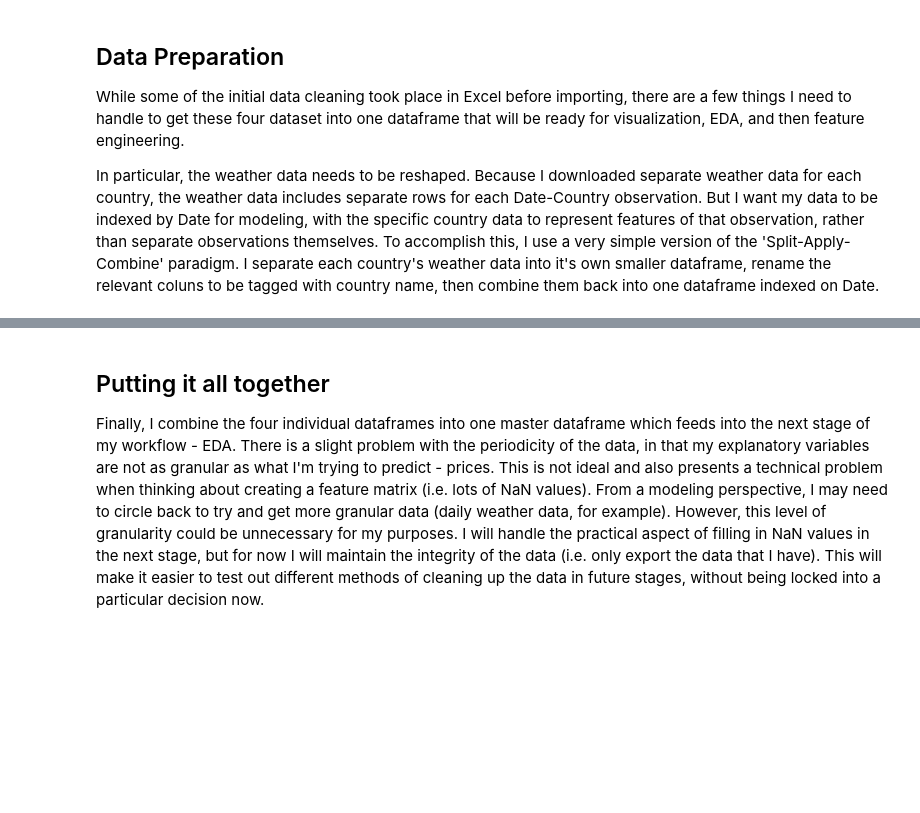
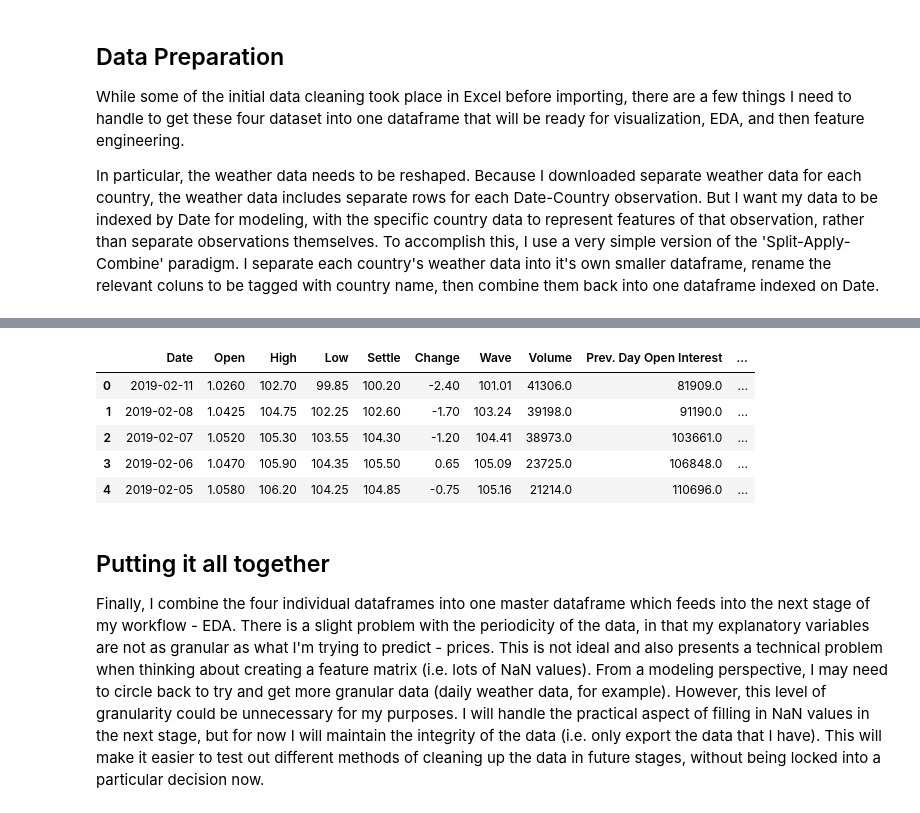
Before and after one commit to mattg12/Coffee-Futures-Market-Analysis, a Jupyter notebook: notebooks/Coffee Futures Market Analysis - Data Wrangling Notebook.ipynb, the cells around one changed output, grey strips where cells are left out. Saved outputs shown, nothing was run; the diff lists cells and outputs as text; code cells hidden in the pictures; blank space fills up the shorter version.

```diff
--- a/notebooks/Coffee Futures Market Analysis - Data Wrangling Notebook.ipynb
+++ b/notebooks/Coffee Futures Market Analysis - Data Wrangling Notebook.ipynb
@@ -65,3 +71,14 @@ weather.rename(index=str, columns={' Country':'Country'}, inplace=True)
+# %%
+coffee['Open'] = coffee['Open']/100
+# %%
+coffee.head()
+# %% [output]
+|  | Date | Open | High | Low | Settle | Change | Wave | Volume | Prev. Day Open Interest | ... |
+| 0 | 2019-02-11 | 1.0260 | 102.70 | 99.85 | 100.20 | -2.40 | 101.01 | 41306.0 | 81909.0 | ... |
+| 1 | 2019-02-08 | 1.0425 | 104.75 | 102.25 | 102.60 | -1.70 | 103.24 | 39198.0 | 91190.0 | ... |
+| 2 | 2019-02-07 | 1.0520 | 105.30 | 103.55 | 104.30 | -1.20 | 104.41 | 38973.0 | 103661.0 | ... |
+| 3 | 2019-02-06 | 1.0470 | 105.90 | 104.35 | 105.50 | 0.65 | 105.09 | 23725.0 | 106848.0 | ... |
+| 4 | 2019-02-05 | 1.0580 | 106.20 | 104.25 | 104.85 | -0.75 | 105.16 | 21214.0 | 110696.0 | ... |
 # %%
 # For each dataframe, index by Date (as datetime object) and extract year, month
 dfs = [coffee, weather, fundamental, cot]
```
Also changed, not shown: parts of 3 cells of this notebook, 4 other files.
